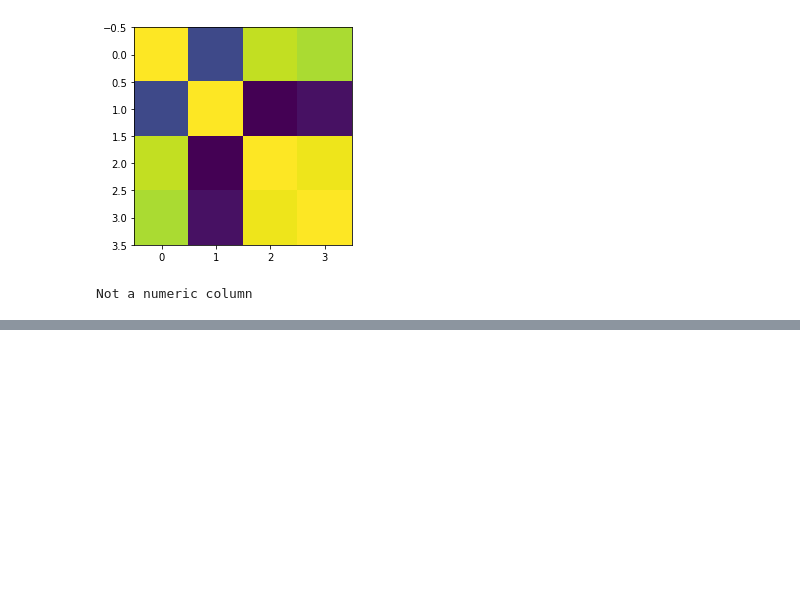
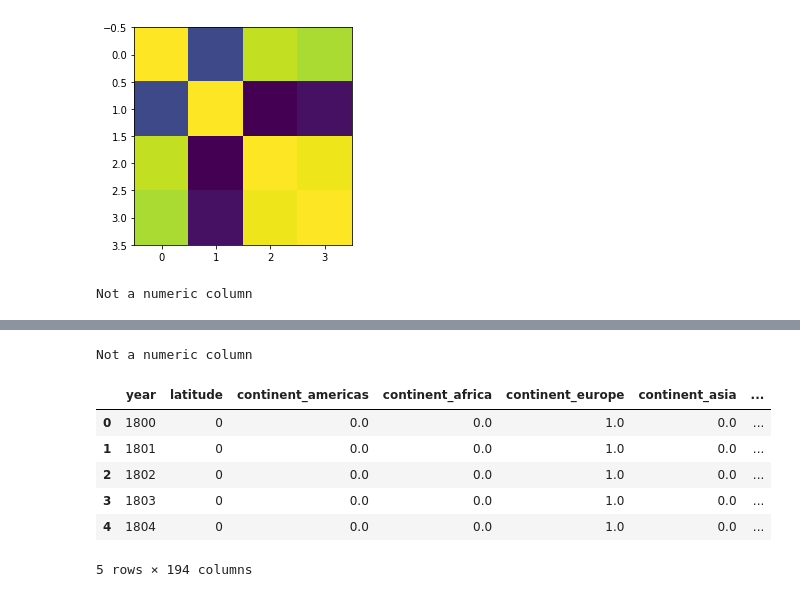
Before and after one commit to aamirkhan34/visual-analytics-assignments, a Jupyter notebook: assignments/assignment3/b_playground.ipynb, the cells around one changed output, grey strips where cells are left out. Saved outputs shown, nothing was run; the diff lists cells and outputs as text; code cells hidden in the pictures; blank space fills up the shorter version.

```diff
--- a/assignments/assignment3/b_playground.ipynb
+++ b/assignments/assignment3/b_playground.ipynb
@@ -161,0 +260,13 @@ fig.show()
+# %%
+# 10 - Treemap
+df = process_life_expectancy_dataset("regression")
+df.head()
+# %% [output]
+Not a numeric column
+|  | year | latitude | continent_americas | continent_africa | continent_europe | continent_asia | ... |
+| 0 | 1800 | 0 | 0.0 | 0.0 | 1.0 | 0.0 | ... |
+| 1 | 1801 | 0 | 0.0 | 0.0 | 1.0 | 0.0 | ... |
+| 2 | 1802 | 0 | 0.0 | 0.0 | 1.0 | 0.0 | ... |
+| 3 | 1803 | 0 | 0.0 | 0.0 | 1.0 | 0.0 | ... |
+| 4 | 1804 | 0 | 0.0 | 0.0 | 1.0 | 0.0 | ... |
+5 rows × 194 columns
```
Also changed, not shown: parts of 12 cells of this notebook, 1 other file.
